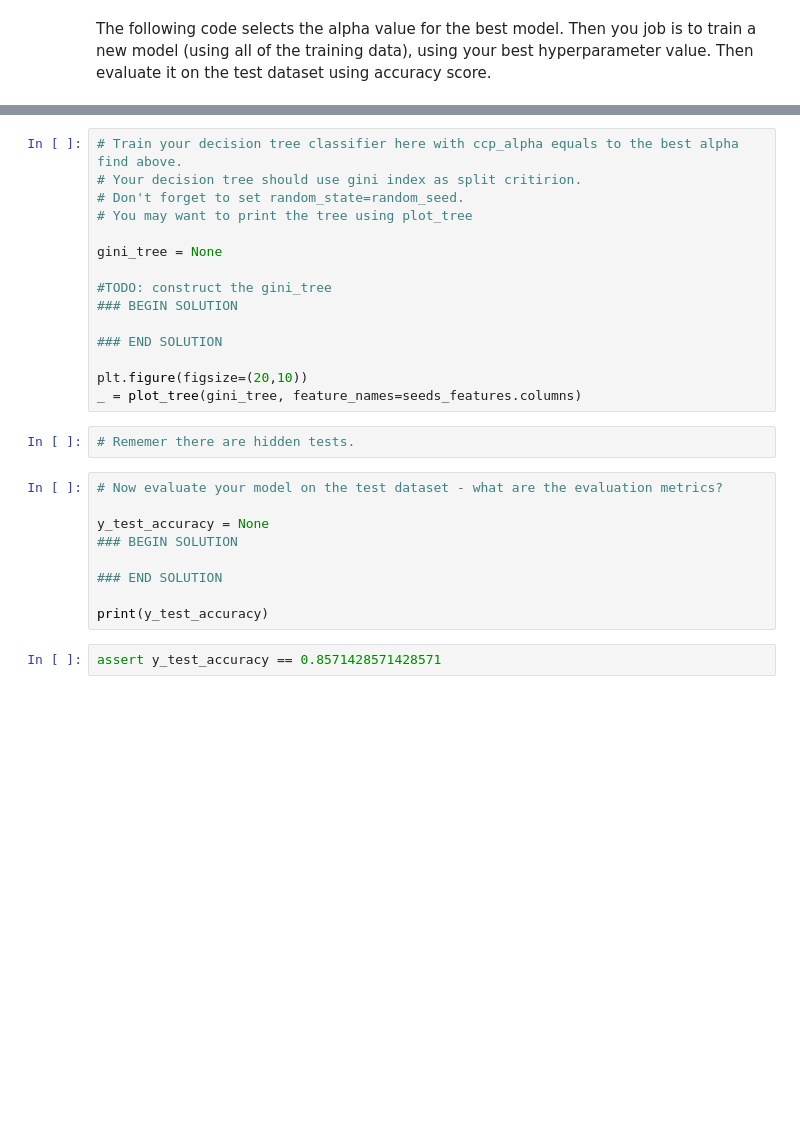
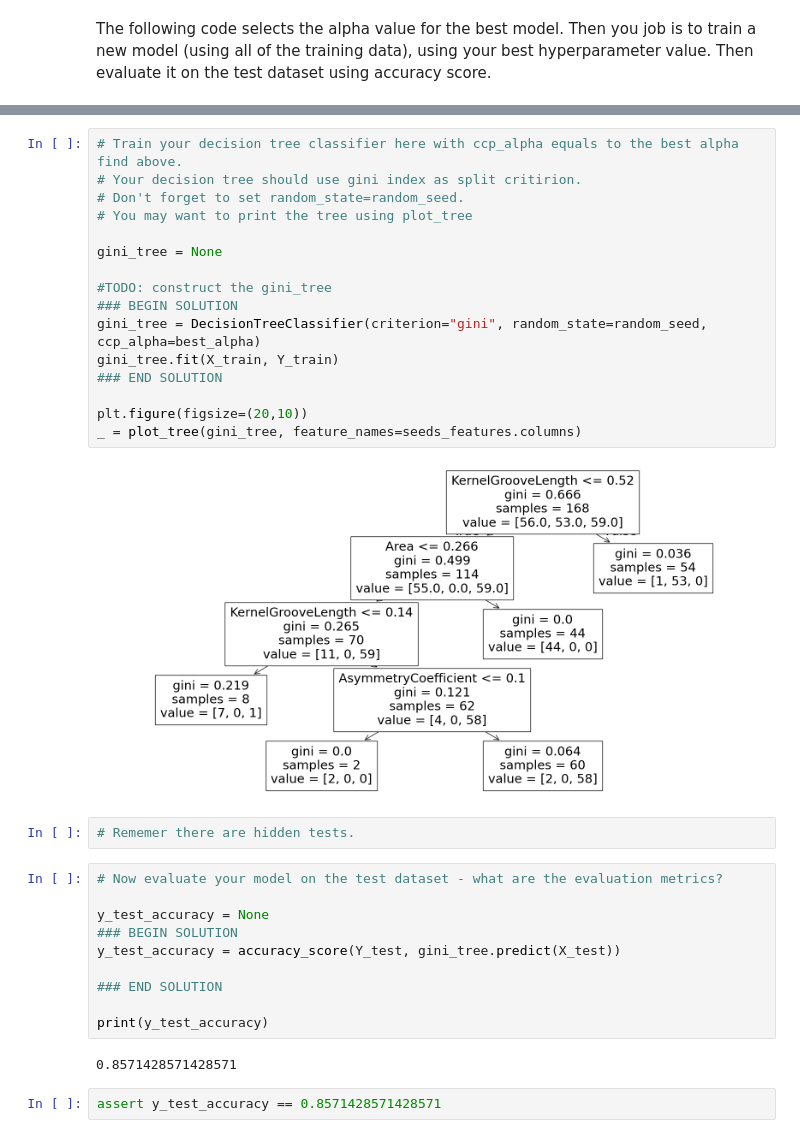
Before and after one commit to LeslieLiu11/CSC522-HW2, a Jupyter notebook: hw2_2/hw2-p1.ipynb, the cells around one changed output, grey strips where cells are left out. Cells and saved outputs as stored; diff of their text form; blank space fills up the shorter version.

```diff
--- a/hw2_2/hw2-p1.ipynb
+++ b/hw2_2/hw2-p1.ipynb
@@ -316,18 +416,21 @@ best_alpha
 # %%
 # Train your decision tree classifier here with ccp_alpha equals to the best alpha find above.
 # Your decision tree should use gini index as split critirion.
 # Don't forget to set random_state=random_seed.
 # You may want to print the tree using plot_tree
 
 gini_tree = None
 
 #TODO: construct the gini_tree
 ### BEGIN SOLUTION
-
+gini_tree = DecisionTreeClassifier(criterion="gini", random_state=random_seed, ccp_alpha=best_alpha)
+gini_tree.fit(X_train, Y_train)
 ### END SOLUTION
 
 plt.figure(figsize=(20,10))
 _ = plot_tree(gini_tree, feature_names=seeds_features.columns)
+# %% [output]
+[figure, added]
 # %%
 # Rememer there are hidden tests.
 # %%
@@ -335,9 +438,12 @@ _ = plot_tree(gini_tree, feature_names=seeds_features.columns)
 
 y_test_accuracy = None
 ### BEGIN SOLUTION
+y_test_accuracy = accuracy_score(Y_test, gini_tree.predict(X_test))
 
 ### END SOLUTION
 
 print(y_test_accuracy)
+# %% [output]
+0.8571428571428571
 # %%
 assert y_test_accuracy == 0.8571428571428571
```
Also changed, not shown: parts of 17 cells of this notebook.
